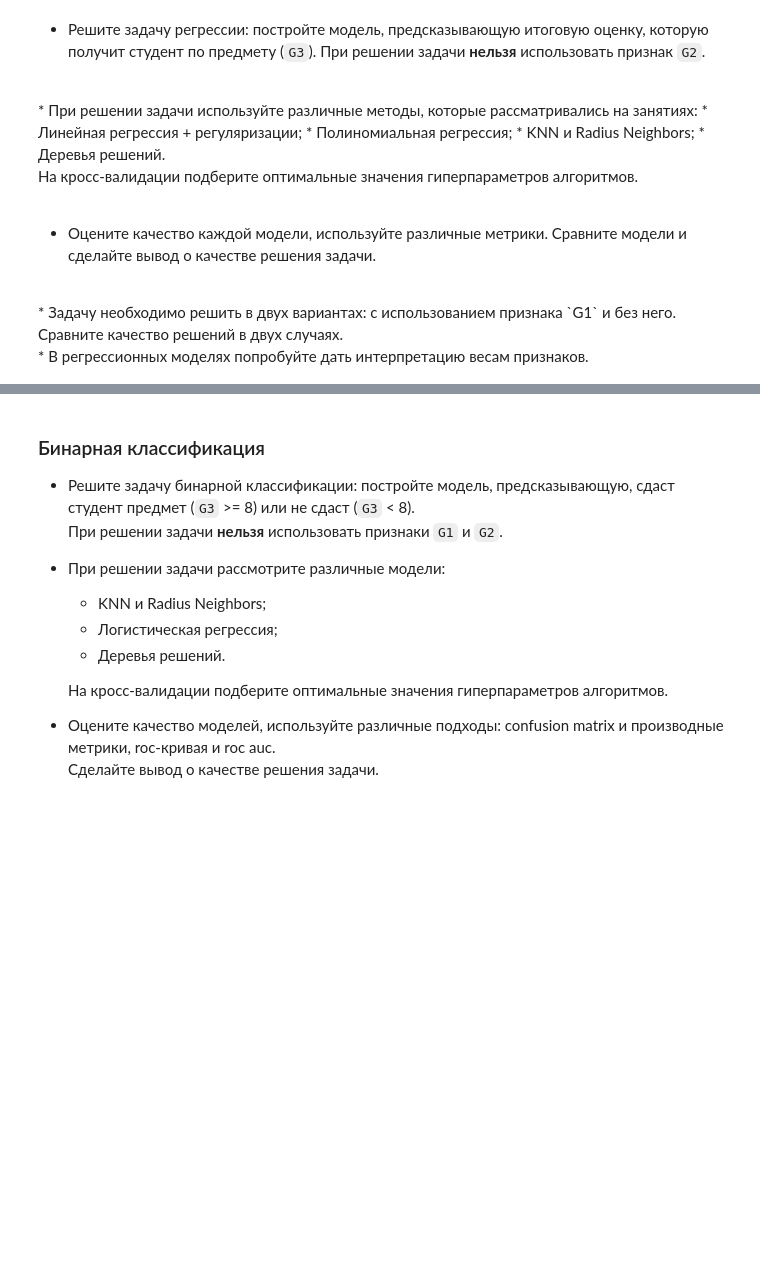
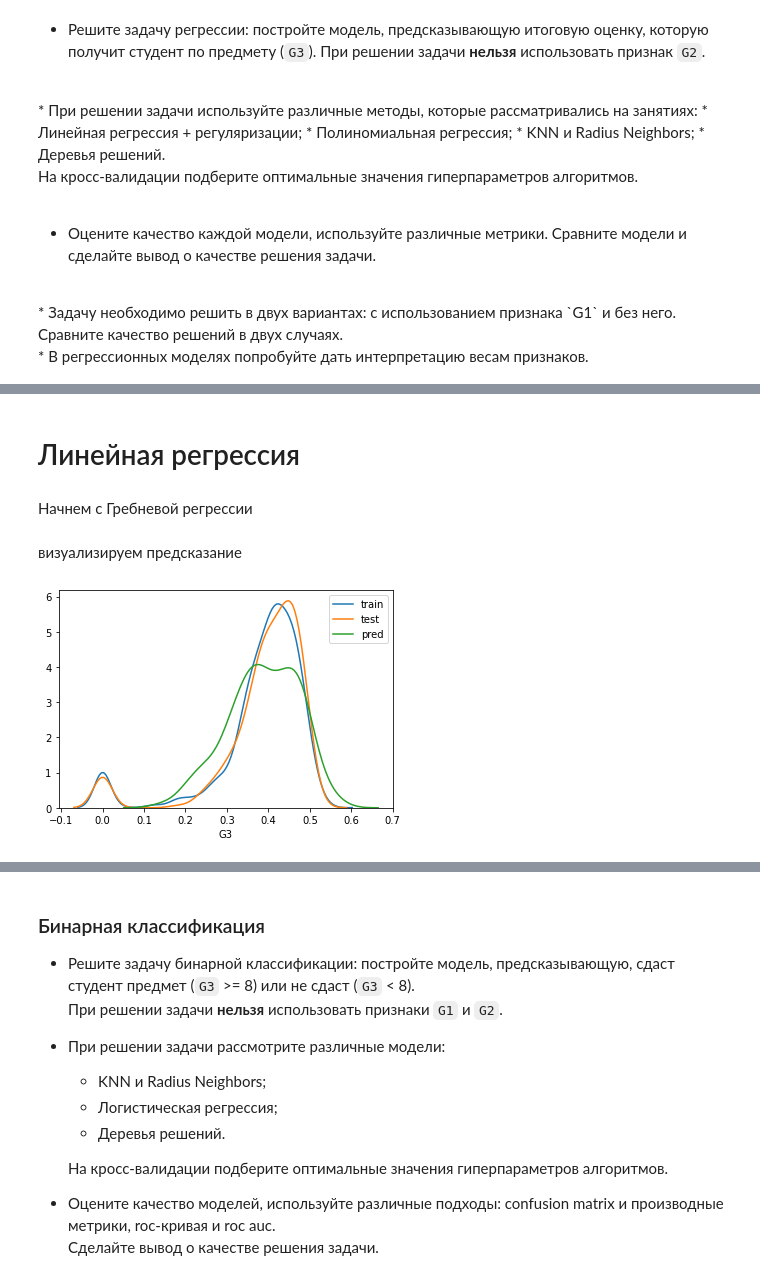
Before and after one commit to dariaAlium/iad, a Jupyter notebook: Lab_3_Supervised_Learning.ipynb, the cells around one changed output, grey strips where cells are left out. Cells and saved outputs as stored; diff of their text form; code cells hidden in the pictures; blank space fills up the shorter version.

```diff
--- a/Lab_3_Supervised_Learning.ipynb
+++ b/Lab_3_Supervised_Learning.ipynb
@@ -324,0 +328,10 @@ trainData
+# %%
+(trainD, testD, trainV, testV) = train_test_split(data_norm.drop('G3', axis=1),
+                                            data_norm['G3'],
+                                            test_size=0.3,
+                                            random_state=5)
+(trainD1, testD1, trainV1, testV1) = train_test_split(data_norm.drop('G3', axis=1).drop('G1', axis=1),
+                                            data_norm['G3'],
+                                            test_size=0.3,
+                                            random_state=5)
+trainD
@@ -366,0 +364,27 @@ Wall time: 712 ms
+# %%
+def show_me(predictedV):
+  sns.distplot(trainV, bins=100, hist=False, label='train')
+  sns.distplot(testV, bins=100, hist=False, label='test')
+  sns.distplot(predictedV, bins=100, hist=False, label='pred')
+  plt.legend()
+  plt.show()
+def show_error(predictedV):
+  error = testV - predictedV
+  sns.distplot(error, bins=100, kde=False)
+  plt.show()
+# %% [markdown]
+# Линейная регрессия
+# %% [markdown]
+Начнем с Гребневой регрессии
+# %%
+ridgeModel = linear_model.RidgeCV(alphas=np.arange(0, 100, 0.1),
+                                  cv=5,
+                                  scoring='neg_mean_squared_error')
+ridgeModel.fit(trainD, trainV)
+predictedV = ridgeModel.predict(testD)
+# %% [markdown]
+визуализируем предсказание
+# %%
+show_me(predictedV)
+# %% [output]
+[figure, added]
```
Also changed, not shown: parts of 114 cells of this notebook.
